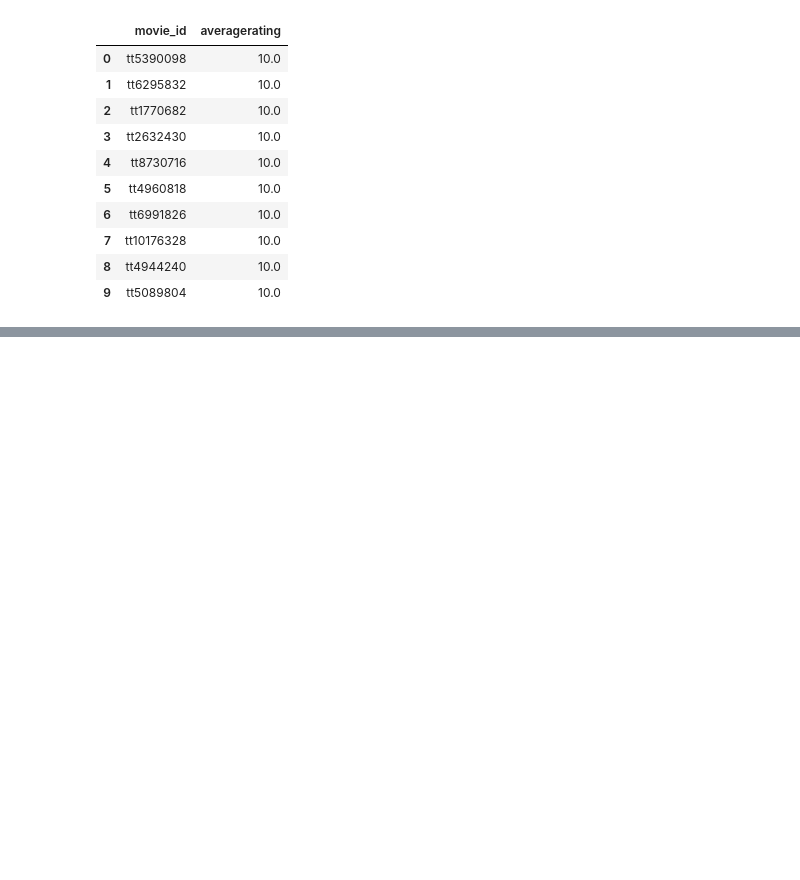
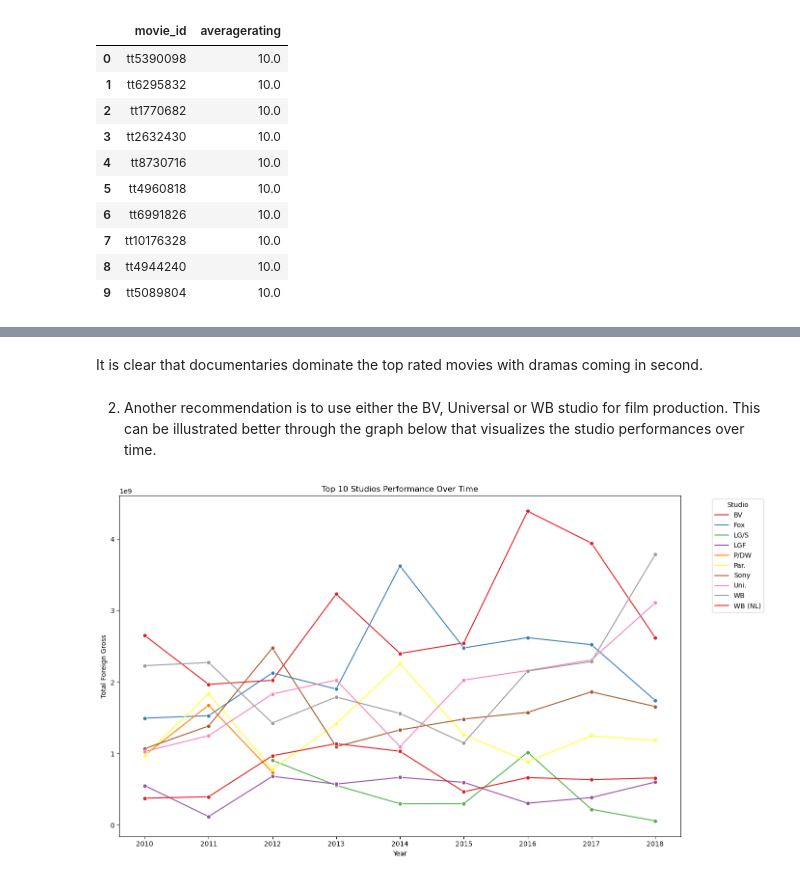
Before and after one commit to Brandon2698/Phase1_Project, a Jupyter notebook: Microsoft_Project.ipynb, the cells around one changed output, grey strips where cells are left out. Drawn from its saved outputs; the diff is of its cells as text; code cells hidden in the pictures; blank space fills up the shorter version.

```diff
--- a/Microsoft_Project.ipynb
+++ b/Microsoft_Project.ipynb
@@ -308,0 +436,27 @@ pd.read_sql(se_query, conn)
+# %% [markdown]
+It is clear that documentaries dominate the top rated movies with dramas coming in second.
+# %% [markdown]
+2. Another recommendation is to use either the BV, Universal or WB studio for film production. This can be illustrated better through the graph below that visualizes the studio performances over time.
+# %%
+
+
+
+# Group by studio and year, summing the foreign gross
+studio_performance = gross.groupby(['studio', 'year'])['foreign_gross'].sum().reset_index()
+
+# Find the top 10 studios based on total foreign gross
+top_studios = studio_performance.groupby('studio')['foreign_gross'].sum().sort_values(ascending=False).head(10).index
+
+# Filter the data for the top 10 studios
+top_studio_performance = studio_performance[studio_performance['studio'].isin(top_studios)]
+# Plotting
+plt.figure(figsize=(14, 8))
+sns.lineplot(x='year', y='foreign_gross', hue='studio', data=top_studio_performance, marker='o', palette='Set1')
+plt.title('Top 10 Studios Performance Over Time')
+plt.xlabel('Year')
+plt.ylabel('Total Foreign Gross')
+plt.legend(title='Studio', bbox_to_anchor=(1.05, 1), loc='upper left')
+plt.tight_layout()
+plt.show()
+# %% [output]
+[figure, added]
```
Also changed, not shown: parts of 69 cells of this notebook.
